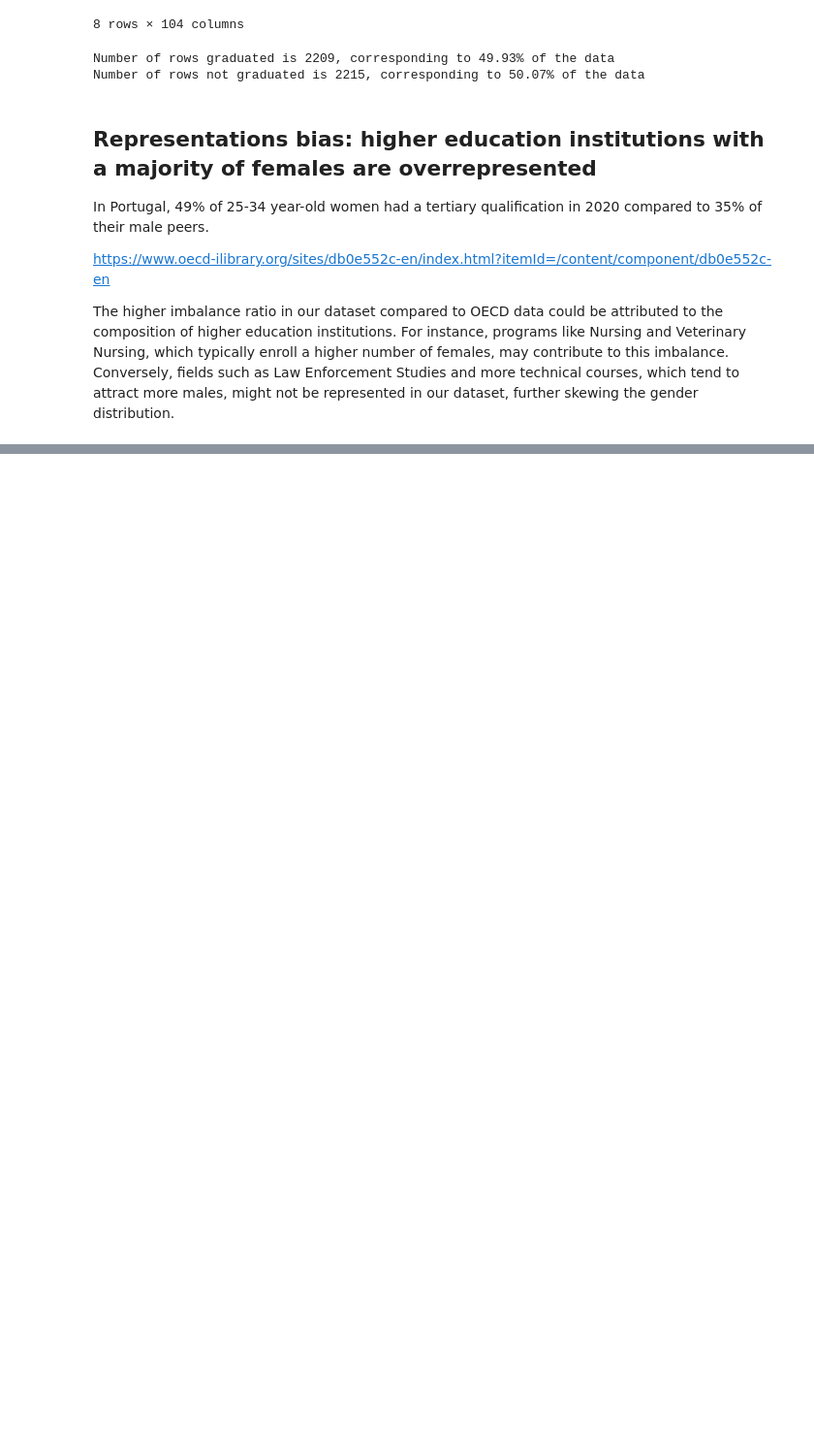
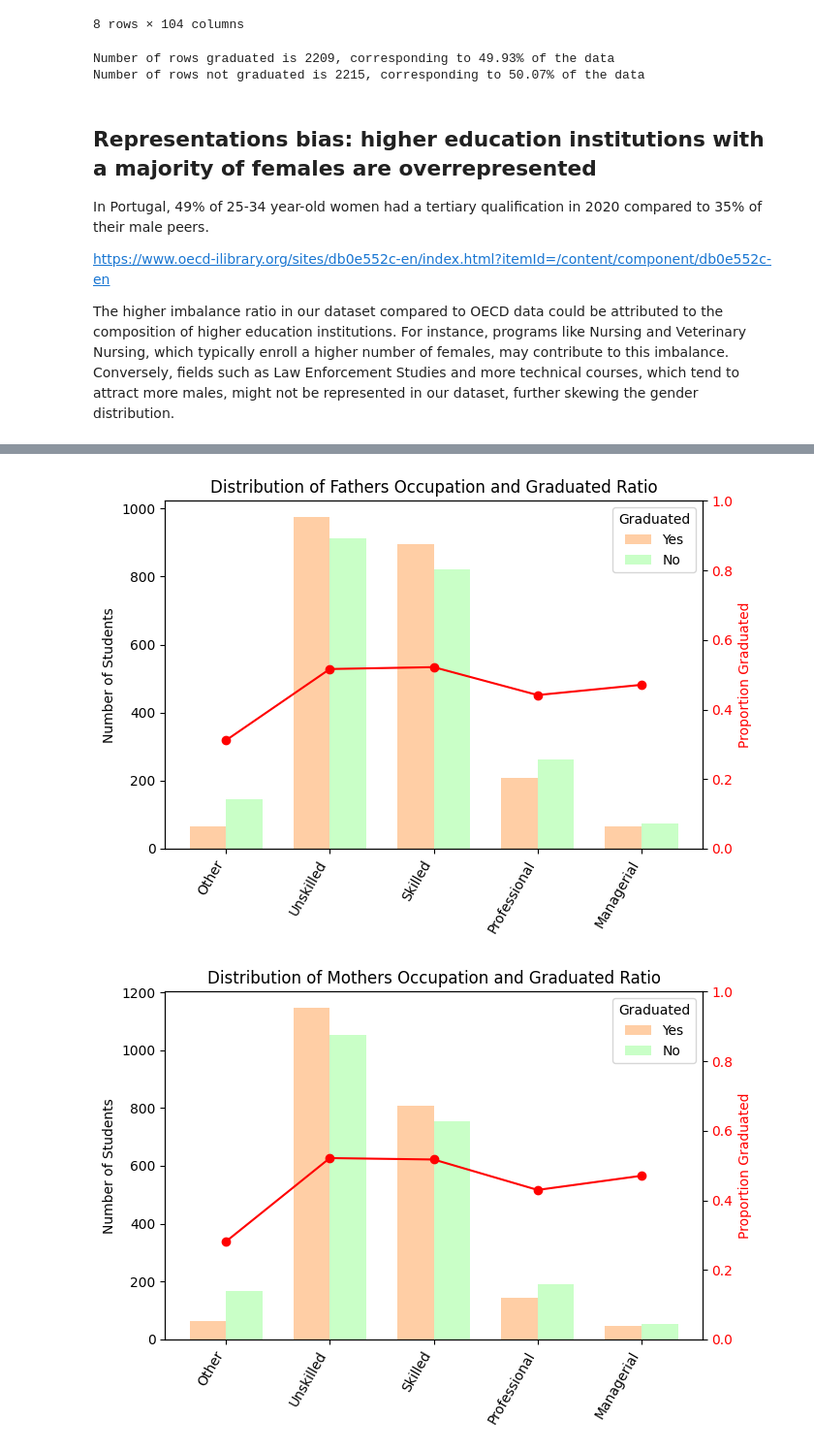
Before and after one commit to Xannadoo/Algorithmic_Fairness_Mandatories, a Jupyter notebook: Exam/Predicting_students_dropout_v2.ipynb, the cells around one changed output, grey strips where cells are left out. Shown at 97% size. Saved outputs shown, nothing was run; the diff lists cells and outputs as text; code cells hidden in the pictures; blank space fills up the shorter version.

```diff
--- a/Exam/Predicting_students_dropout_v2.ipynb
+++ b/Exam/Predicting_students_dropout_v2.ipynb
@@ -165,0 +190,12 @@ KeyError: 1
+# %%
+o_order = ['other','unskilled','skilled', 'professional', 'managerial']
+plot_feature(feature_name = "fathers_occupation",
+             features_full=features_full, order=o_order,
+             save=True, file_name='father_occu_grad')
+
+plot_feature(feature_name = "mothers_occupation",
+             features_full=features_full, order=o_order,
+             save=True, file_name='mother_occu_grad')
+# %% [output]
+[figure, added]
+[figure, added]
```
Also changed, not shown: parts of 6 cells of this notebook, 7 other files.
